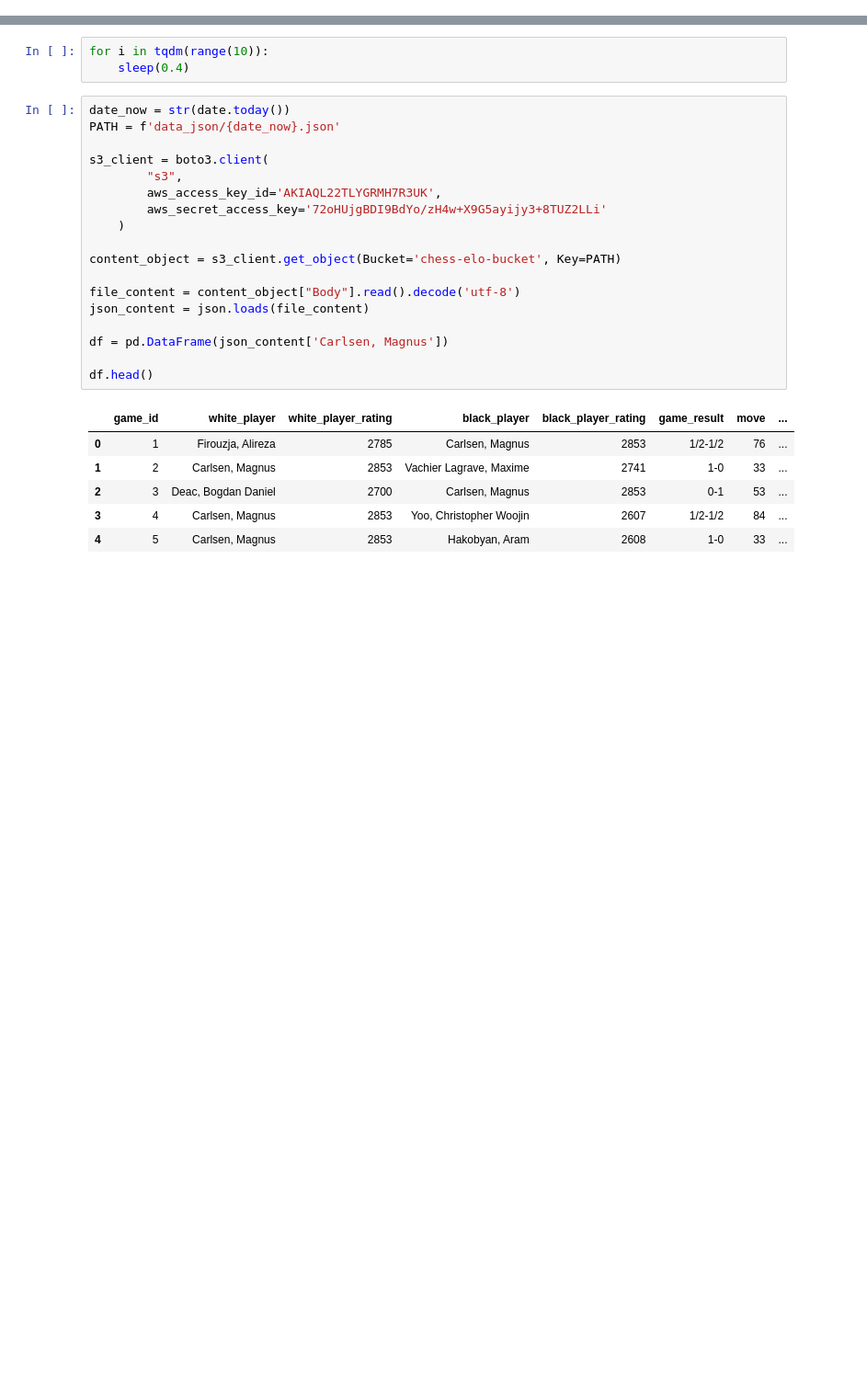
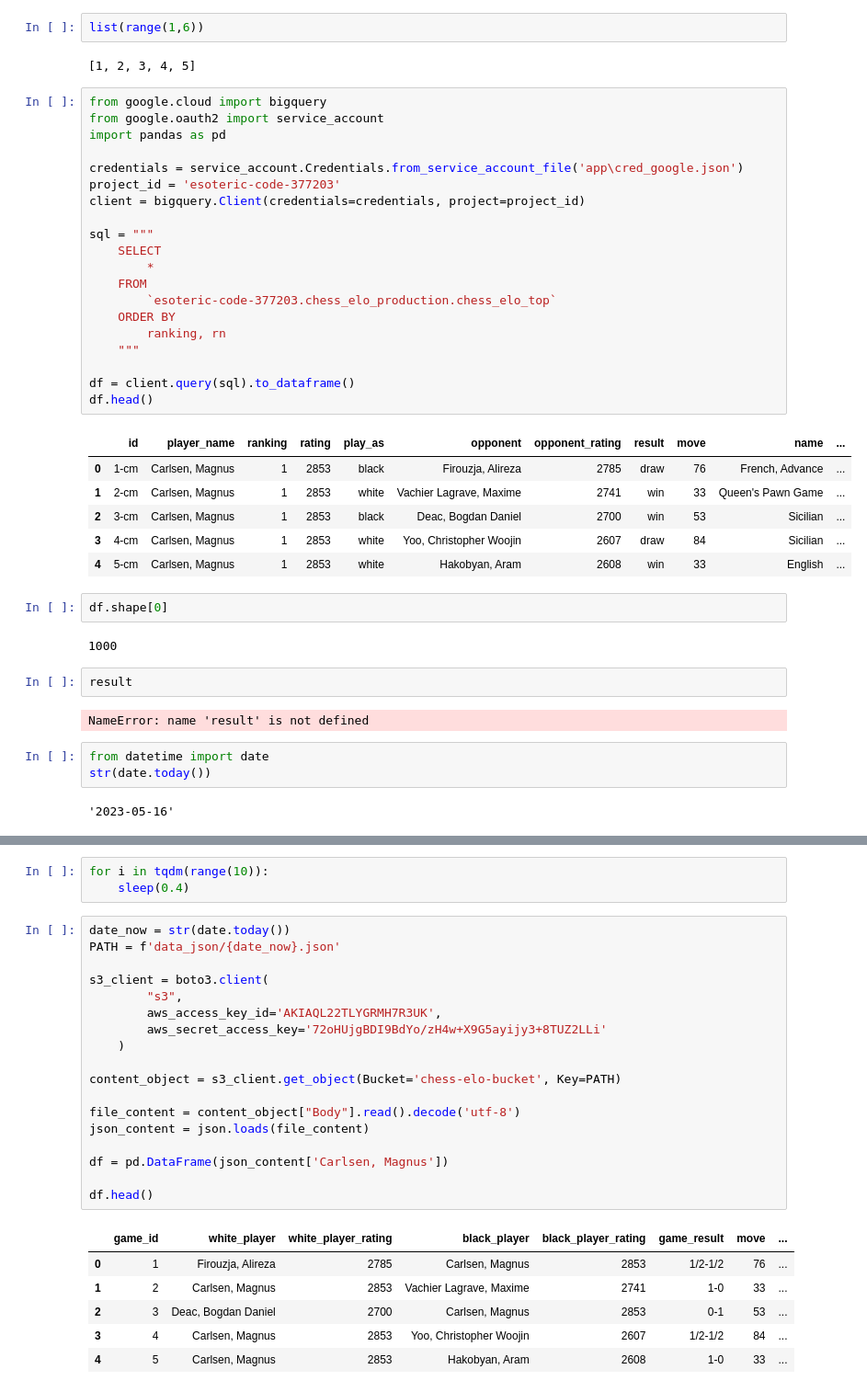
Before and after one commit to acothaha/chess_elo, a Jupyter notebook: test.ipynb, the cells around one changed output, grey strips where cells are left out. Shown at 92% size. Saved outputs shown, nothing was run; the diff lists cells and outputs as text; blank space fills up the shorter version.

```diff
--- a/test.ipynb
+++ b/test.ipynb
@@ -1,3 +1,47 @@
+# %%
+list(range(1,6))
+# %% [output]
+[1, 2, 3, 4, 5]
+# %%
+from google.cloud import bigquery
+from google.oauth2 import service_account
+import pandas as pd
+
+credentials = service_account.Credentials.from_service_account_file('app\cred_google.json')
+project_id = 'esoteric-code-377203'
+client = bigquery.Client(credentials=credentials, project=project_id)
+
+sql = """
+    SELECT
+        *
+    FROM
+        `esoteric-code-377203.chess_elo_production.chess_elo_top`
+    ORDER BY
+        ranking, rn
+    """
+
+df = client.query(sql).to_dataframe()
+df.head()
+# %% [output]
+|  | id | player_name | ranking | rating | play_as | opponent | opponent_rating | result | move | name | ... |
+| 0 | 1-cm | Carlsen, Magnus | 1 | 2853 | black | Firouzja, Alireza | 2785 | draw | 76 | French, Advance | ... |
+| 1 | 2-cm | Carlsen, Magnus | 1 | 2853 | white | Vachier Lagrave, Maxime | 2741 | win | 33 | Queen's Pawn Game | ... |
+| 2 | 3-cm | Carlsen, Magnus | 1 | 2853 | black | Deac, Bogdan Daniel | 2700 | win | 53 | Sicilian | ... |
+| 3 | 4-cm | Carlsen, Magnus | 1 | 2853 | white | Yoo, Christopher Woojin | 2607 | draw | 84 | Sicilian | ... |
+| 4 | 5-cm | Carlsen, Magnus | 1 | 2853 | white | Hakobyan, Aram | 2608 | win | 33 | English | ... |
+# %%
+df.shape[0]
+# %% [output]
+1000
+# %%
+result
+# %% [output]
+NameError: name 'result' is not defined
+# %%
+from datetime import date
+str(date.today())
+# %% [output]
+'2023-05-16'
 # %%
 from pathlib import Path
 from urllib.request import Request, urlopen
```
Also changed, not shown: parts of 1 cell of this notebook, 3 other files.
